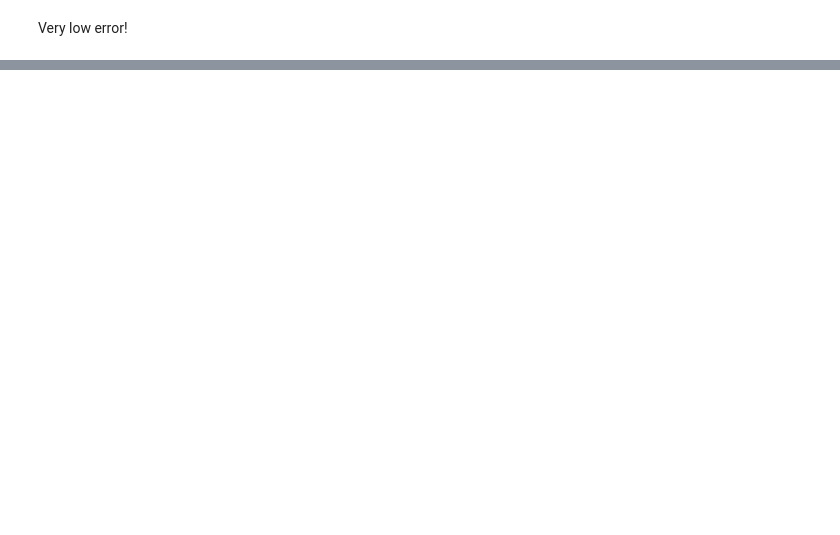
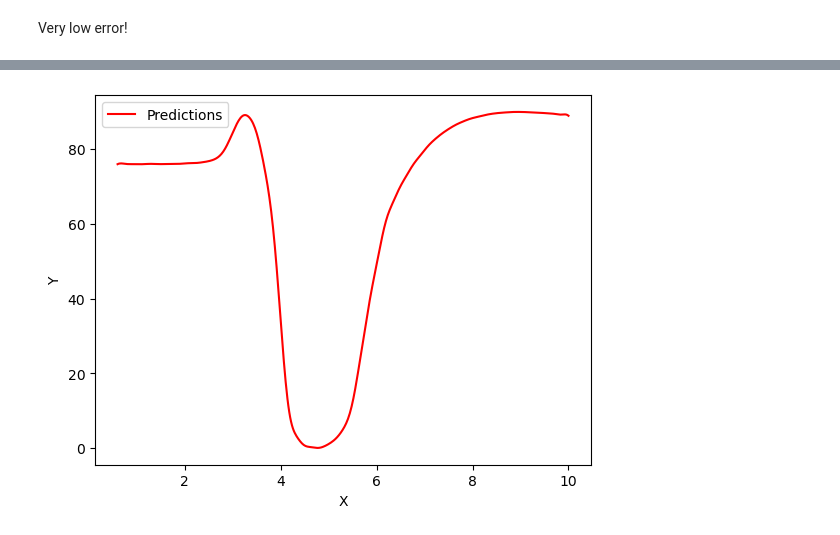
Before and after one commit to ubsuny/ML_LCVR-CP2P2024, a Jupyter notebook: data_collection.ipynb, the cells around one changed output, grey strips where cells are left out. Cells and saved outputs as stored; diff of their text form; code cells hidden in the pictures; blank space fills up the shorter version.

```diff
--- a/data_collection.ipynb
+++ b/data_collection.ipynb
@@ -156,0 +172,4 @@ plt.show()
+# %%
+modeller = lcl.complete_fit_2d(123,num_measurements=200,val_meas=300,num_models=5)
+# %%
+model = modeller.get_2d_model()
@@ -156,0 +194,12 @@ plt.show()
+# %%
+x_model = np.linspace(0.6, 10, 500).reshape(-1, 1)
+y_model = model.predict(x_model)
+
+# Plotting
+plt.plot(x_model, y_model, color='red', label='Predictions')
+plt.xlabel('X')
+plt.ylabel('Y')
+plt.legend()
+plt.show()
+# %% [output]
+[figure, added]
```
Also changed, not shown: parts of 11 cells of this notebook.
